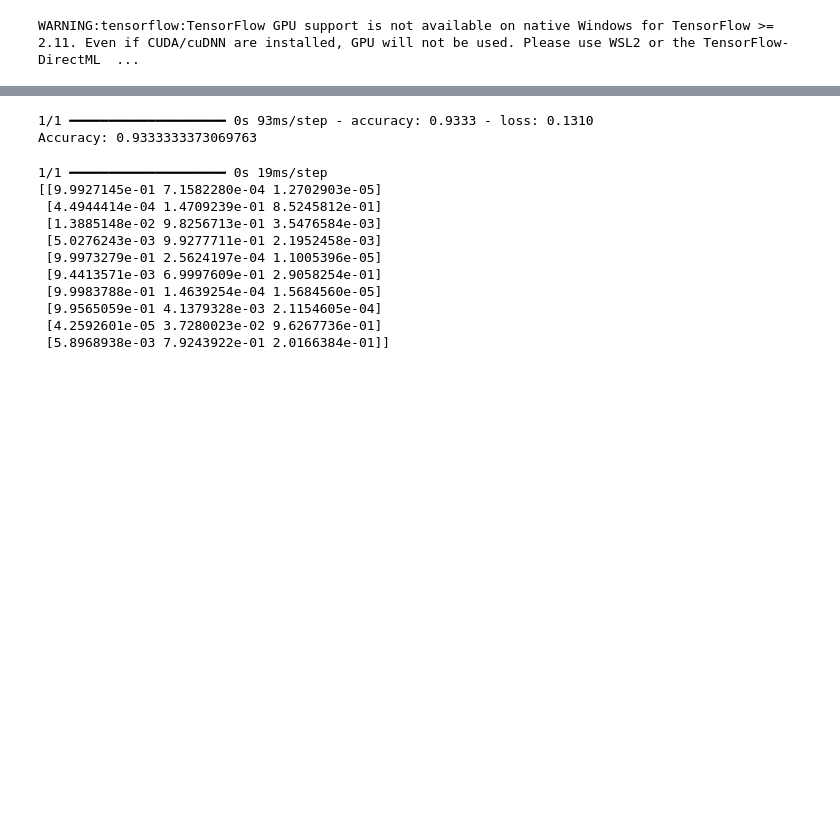
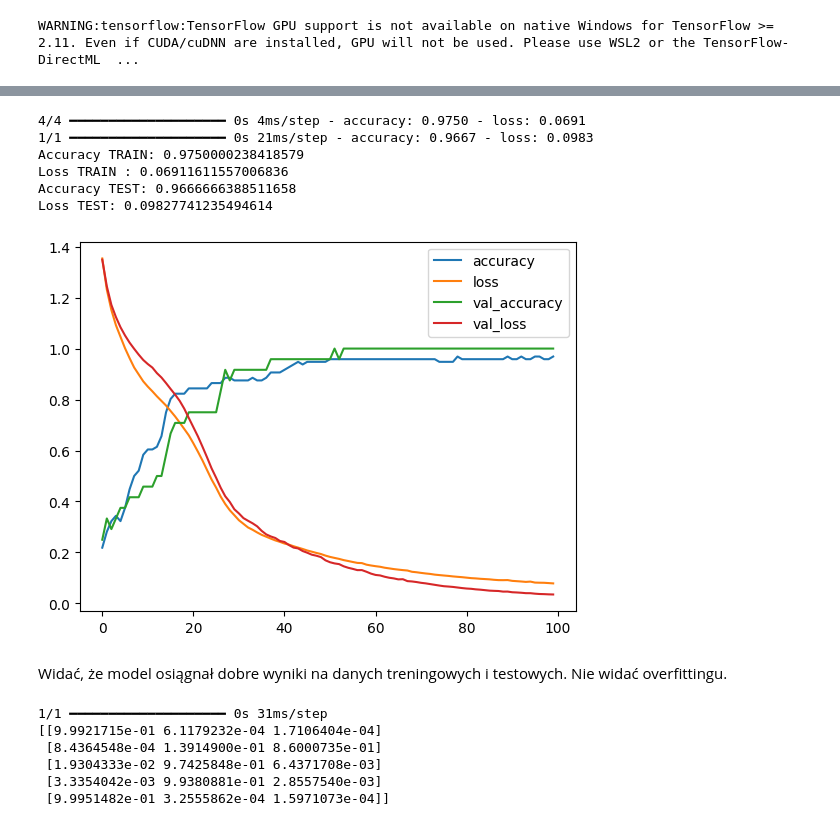
Before and after one commit to Dzbanski/modul18_1, a Jupyter notebook: modul18_1.ipynb, the cells around one changed output, grey strips where cells are left out. Saved outputs shown, nothing was run; the diff lists cells and outputs as text; code cells hidden in the pictures; blank space fills up the shorter version.

Commit message:
Add confussion matrix, classification report and train/loss accuracy to better analize results

```diff
--- a/modul18_1.ipynb
+++ b/modul18_1.ipynb
@@ -66,23 +71,31 @@ Epoch 100/100
 # %%
-loss, accuracy = model.evaluate(X_test, y_test)
+train_loss, train_acc = model.evaluate(X_train, y_train)
+test_loss, test_acc = model.evaluate(X_test, y_test)
 
-print("Accuracy:", accuracy)
+pd.DataFrame(learn.history).plot()
+
+print("Accuracy TRAIN:", train_acc)
+print("Loss TRAIN :", train_loss)
+print("Accuracy TEST:", test_acc)
+print("Loss TEST:", test_loss)
 # %% [output]
-1/1 ━━━━━━━━━━━━━━━━━━━━ 0s 93ms/step - accuracy: 0.9333 - loss: 0.1310
-Accuracy: 0.9333333373069763
+4/4 ━━━━━━━━━━━━━━━━━━━━ 0s 4ms/step - accuracy: 0.9750 - loss: 0.0691
+1/1 ━━━━━━━━━━━━━━━━━━━━ 0s 21ms/step - accuracy: 0.9667 - loss: 0.0983
+Accuracy TRAIN: 0.9750000238418579
+Loss TRAIN : 0.06911611557006836
+Accuracy TEST: 0.9666666388511658
+Loss TEST: 0.09827741235494614
+[figure, added]
+# %% [markdown]
+Widać, że model osiągnał dobre wyniki na danych treningowych i testowych. Nie widać overfittingu.
 # %%
 prediction = model.predict(X_test)
 
-print(prediction[:10])
+print(prediction[:5])
 # %% [output]
-1/1 ━━━━━━━━━━━━━━━━━━━━ 0s 19ms/step
-[[9.9927145e-01 7.1582280e-04 1.2702903e-05]
- [4.4944414e-04 1.4709239e-01 8.5245812e-01]
- [1.3885148e-02 9.8256713e-01 3.5476584e-03]
- [5.0276243e-03 9.9277711e-01 2.1952458e-03]
- [9.9973279e-01 2.5624197e-04 1.1005396e-05]
- [9.4413571e-03 6.9997609e-01 2.9058254e-01]
- [9.9983788e-01 1.4639254e-04 1.5684560e-05]
- [9.9565059e-01 4.1379328e-03 2.1154605e-04]
- [4.2592601e-05 3.7280023e-02 9.6267736e-01]
- [5.8968938e-03 7.9243922e-01 2.0166384e-01]]
+1/1 ━━━━━━━━━━━━━━━━━━━━ 0s 31ms/step
+[[9.9921715e-01 6.1179232e-04 1.7106404e-04]
+ [8.4364548e-04 1.3914900e-01 8.6000735e-01]
+ [1.9304333e-02 9.7425848e-01 6.4371708e-03]
+ [3.3354042e-03 9.9380881e-01 2.8557540e-03]
+ [9.9951482e-01 3.2555862e-04 1.5971073e-04]]
```
Also changed, not shown: parts of 4 cells of this notebook.
